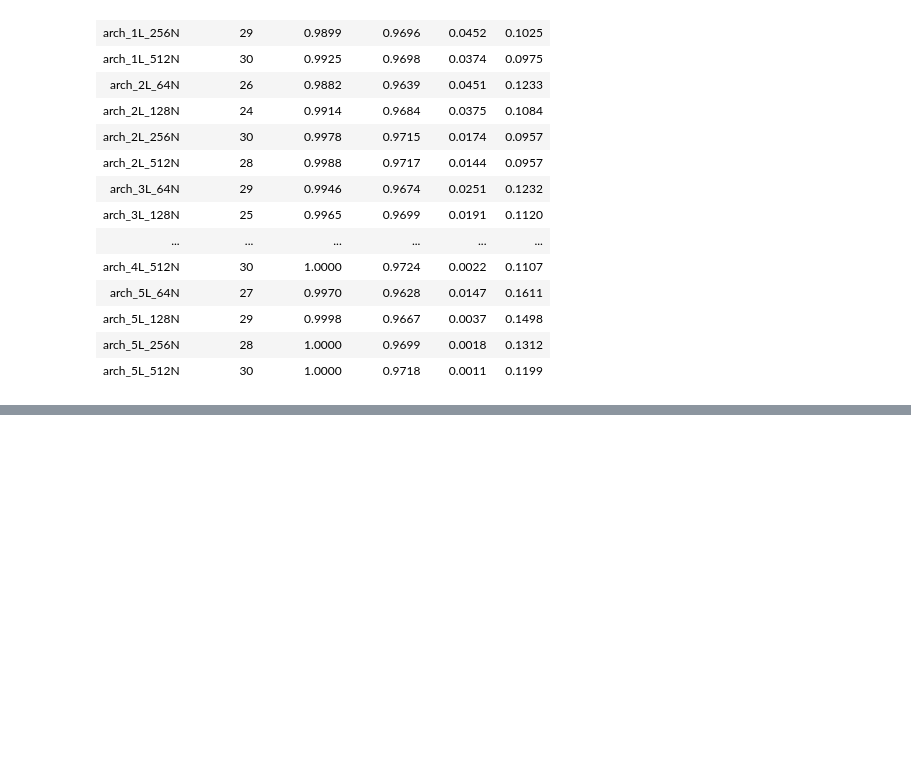
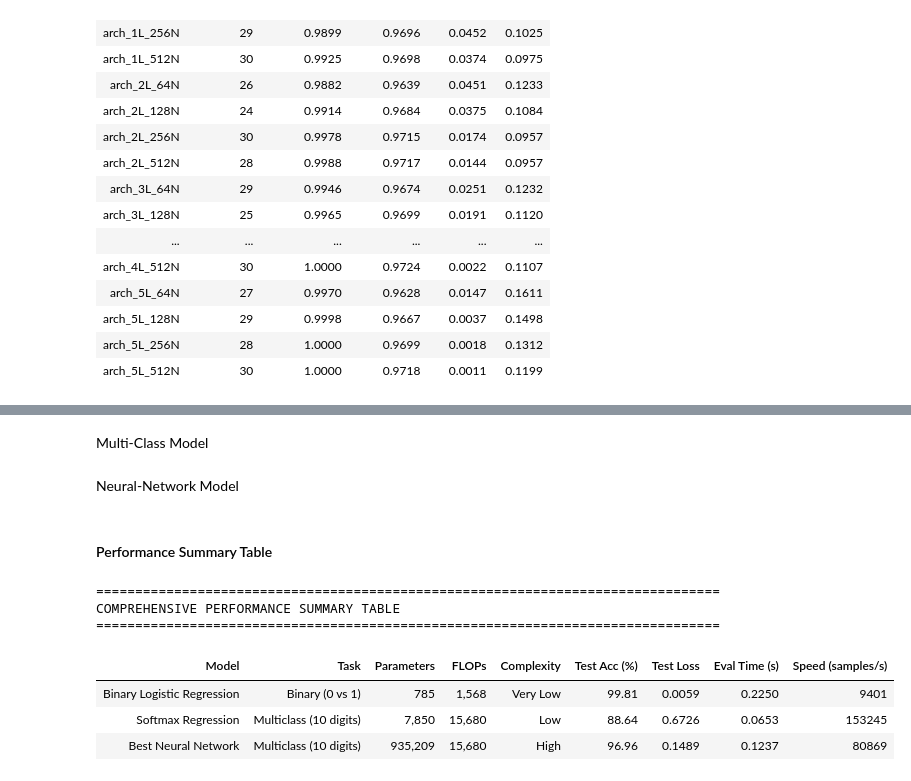
Before and after one commit to Youssef-Keshk/Assignment2-LogisticRegression-SoftmaxRegression-NeuralNets, a Jupyter notebook: notebooks/partC.ipynb, the cells around one changed output, grey strips where cells are left out. Cells and saved outputs as stored; diff of their text form; code cells hidden in the pictures; blank space fills up the shorter version.

```diff
--- a/notebooks/partC.ipynb
+++ b/notebooks/partC.ipynb
@@ -411,0 +560,2 @@ display(
+# %% [markdown]
+Multi-Class Model
@@ -411,0 +581,2 @@ display(
+# %% [markdown]
+Neural-Network Model
@@ -411,0 +602,62 @@ display(
+# %% [markdown]
+#### Performance Summary Table
+# %%
+print("\n" + "="*80)
+print("COMPREHENSIVE PERFORMANCE SUMMARY TABLE")
+print("="*80)
+
+summary_data = []
+for name, data in results_comparison.items():
+    # Calculate computational complexity (FLOPs approximation)
+    if 'Binary' in name:
+        flops = 784 * 1 * 2  # Input * Output * (mult + add)
+        complexity = "Very Low"
+    elif 'Softmax' in name:
+        flops = 784 * 10 * 2
+        complexity = "Low"
+    else:
+        flops = 0
+        prev = 784
+        for i in range(1, len(data.get('architecture', []))-1):
+            size = data['architecture'][i]
+            flops += prev * size * 2
+            prev = size
+        flops += prev * 10 * 2
+
+        if data['num_params'] < 100000:
+            complexity = "Low"
+        elif data['num_params'] < 200000:
+            complexity = "Medium"
+        else:
+            complexity = "High"
+
+    summary_data.append({
+        'Model': name,
+        'Task': data['task'],
+        'Parameters': f"{data['num_params']:,}",
+        'FLOPs': f"{flops:,}",
+        'Complexity': complexity,
+        'Test Acc (%)': f"{data['accuracy']:.2f}",
+        'Test Loss': f"{data['loss']:.4f}",
+        'Eval Time (s)': f"{data['eval_time']:.4f}",
+        'Speed (samples/s)': f"{data['test_size']/data['eval_time']:.0f}"
+    })
+
+comparison_df = pd.DataFrame(summary_data)
+
+display(
+    comparison_df.style
+        .set_properties(**{'text-align': 'left'})
+        .set_table_styles([
+            {'selector': 'th', 'props': [('font-weight', 'bold'), ('text-align', 'left')]}
+        ])
+        .hide(axis="index")
+)
+# %% [output]
+================================================================================
+COMPREHENSIVE PERFORMANCE SUMMARY TABLE
+================================================================================
+| Model | Task | Parameters | FLOPs | Complexity | Test Acc (%) | Test Loss | Eval Time (s) | Speed (samples/s) |
+| Binary Logistic Regression | Binary (0 vs 1) | 785 | 1,568 | Very Low | 99.81 | 0.0059 | 0.2250 | 9401 |
+| Softmax Regression | Multiclass (10 digits) | 7,850 | 15,680 | Low | 88.64 | 0.6726 | 0.0653 | 153245 |
+| Best Neural Network | Multiclass (10 digits) | 935,209 | 15,680 | High | 96.96 | 0.1489 | 0.1237 | 80869 |
```
Also changed, not shown: parts of 27 cells of this notebook.
